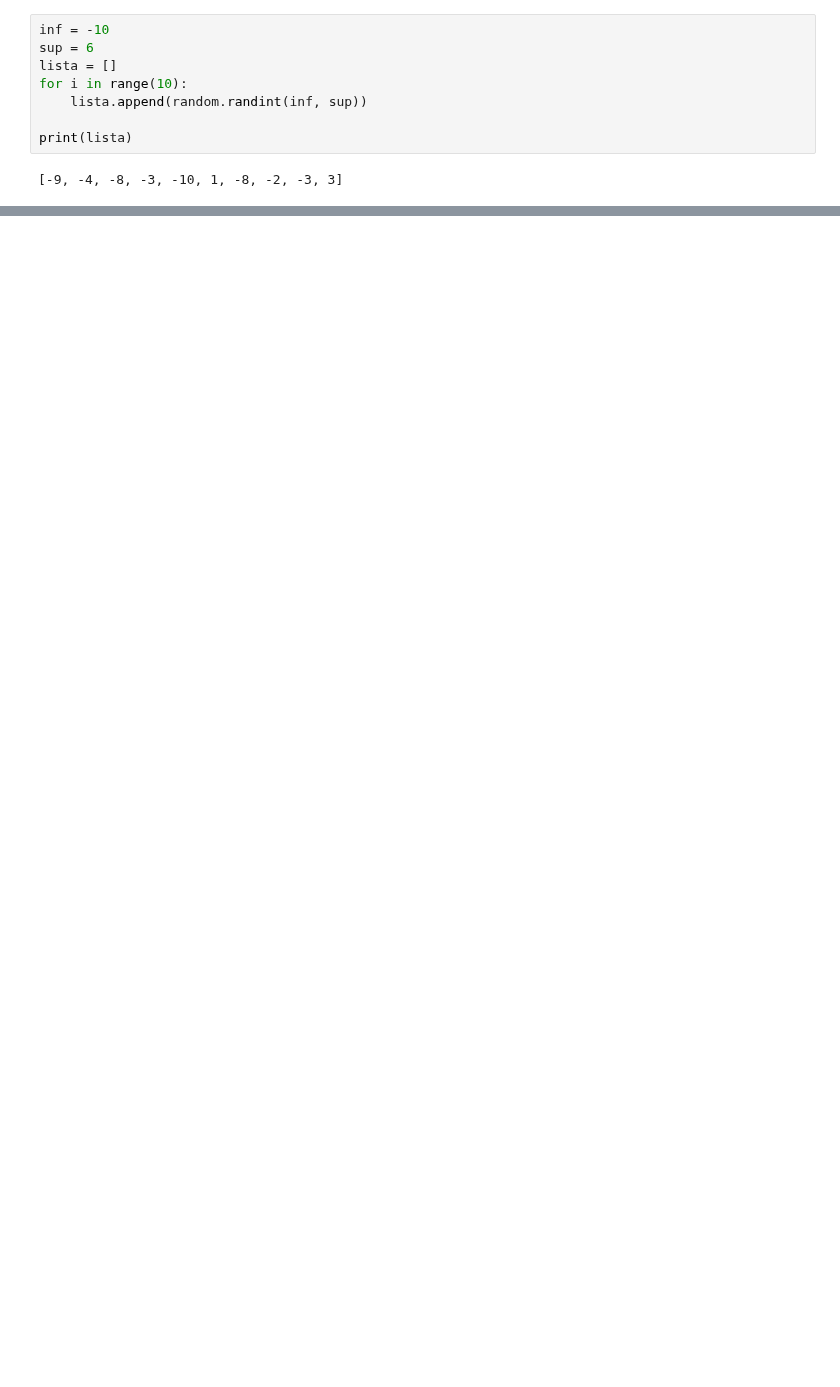
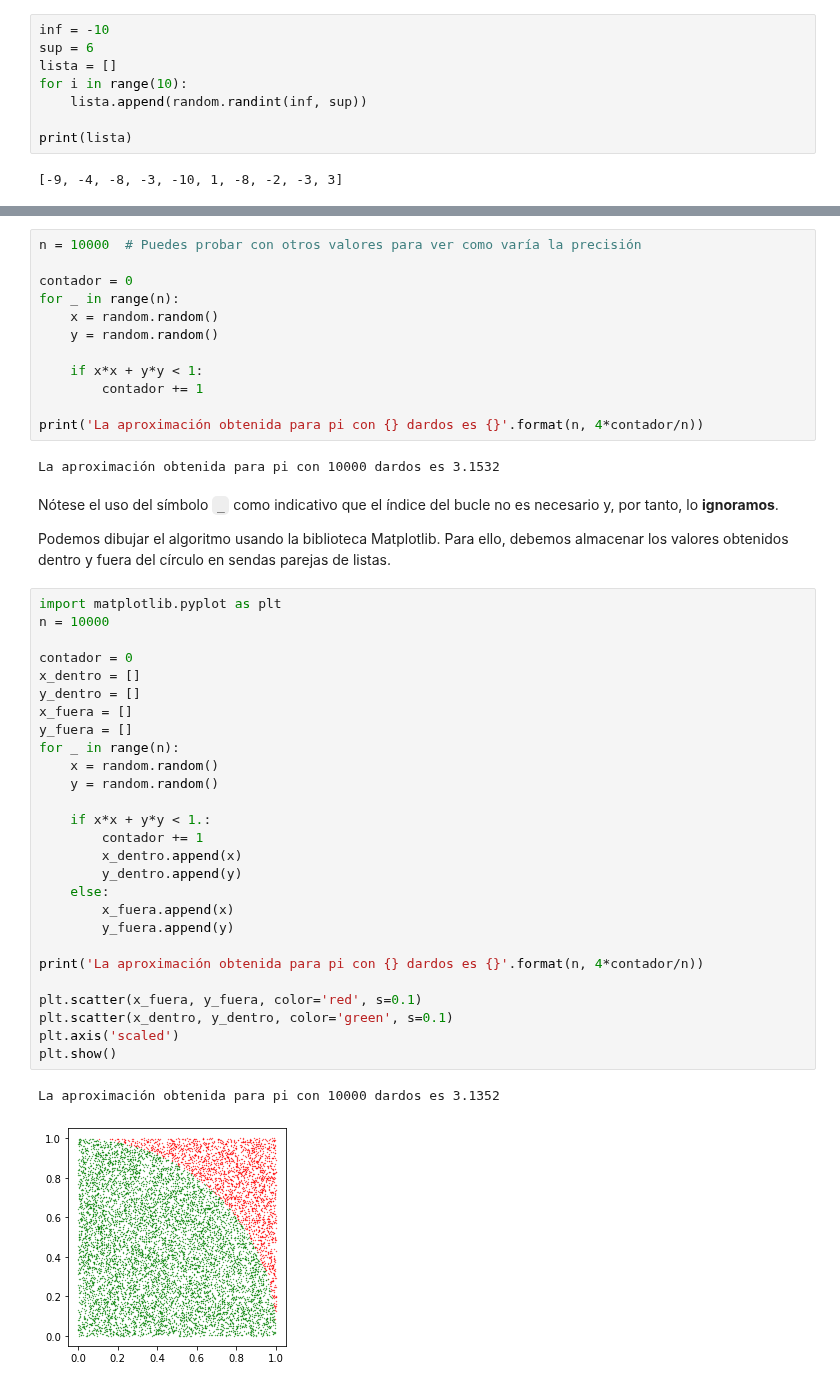
Before and after one commit to TRESPADERNE/fund_prog_python, a Jupyter notebook: notebooks/10_Random/Random.ipynb, the cells around one changed output, grey strips where cells are left out. Drawn from its saved outputs; the diff is of its cells as text; blank space fills up the shorter version.

Commit message:
Moduo random
Pi con montecarlo

```diff
--- a/notebooks/10_Random/Random.ipynb
+++ b/notebooks/10_Random/Random.ipynb
@@ -581,0 +298,48 @@ Debes probar con un valor superior.
+# %%
+n = 10000  # Puedes probar con otros valores para ver como varía la precisión
+
+contador = 0
+for _ in range(n):
+    x = random.random()
+    y = random.random()
+
+    if x*x + y*y < 1:
+        contador += 1
+
+print('La aproximación obtenida para pi con {} dardos es {}'.format(n, 4*contador/n))
+# %% [output]
+La aproximación obtenida para pi con 10000 dardos es 3.1532
+# %% [markdown]
+Nótese el uso del símbolo `_` como indicativo que el índice del bucle no es necesario y, por tanto, lo **ignoramos**.
+
+Podemos dibujar el algoritmo usando la biblioteca Matplotlib. Para ello, debemos almacenar los valores obtenidos dentro y fuera del círculo en sendas parejas de listas.
+# %%
+import matplotlib.pyplot as plt
+n = 10000
+
+contador = 0
+x_dentro = []
+y_dentro = []
+x_fuera = []
+y_fuera = []
+for _ in range(n):
+    x = random.random()
+    y = random.random()
+
+    if x*x + y*y < 1.:
+        contador += 1
+        x_dentro.append(x)
+        y_dentro.append(y)
+    else:
+        x_fuera.append(x)
+        y_fuera.append(y)
+
+print('La aproximación obtenida para pi con {} dardos es {}'.format(n, 4*contador/n))
+
+plt.scatter(x_fuera, y_fuera, color='red', s=0.1)
+plt.scatter(x_dentro, y_dentro, color='green', s=0.1)
+plt.axis('scaled')
+plt.show()
+# %% [output]
+La aproximación obtenida para pi con 10000 dardos es 3.1352
+[figure, added]
```
Also changed, not shown: parts of 42 cells of this notebook, 1 other file.
